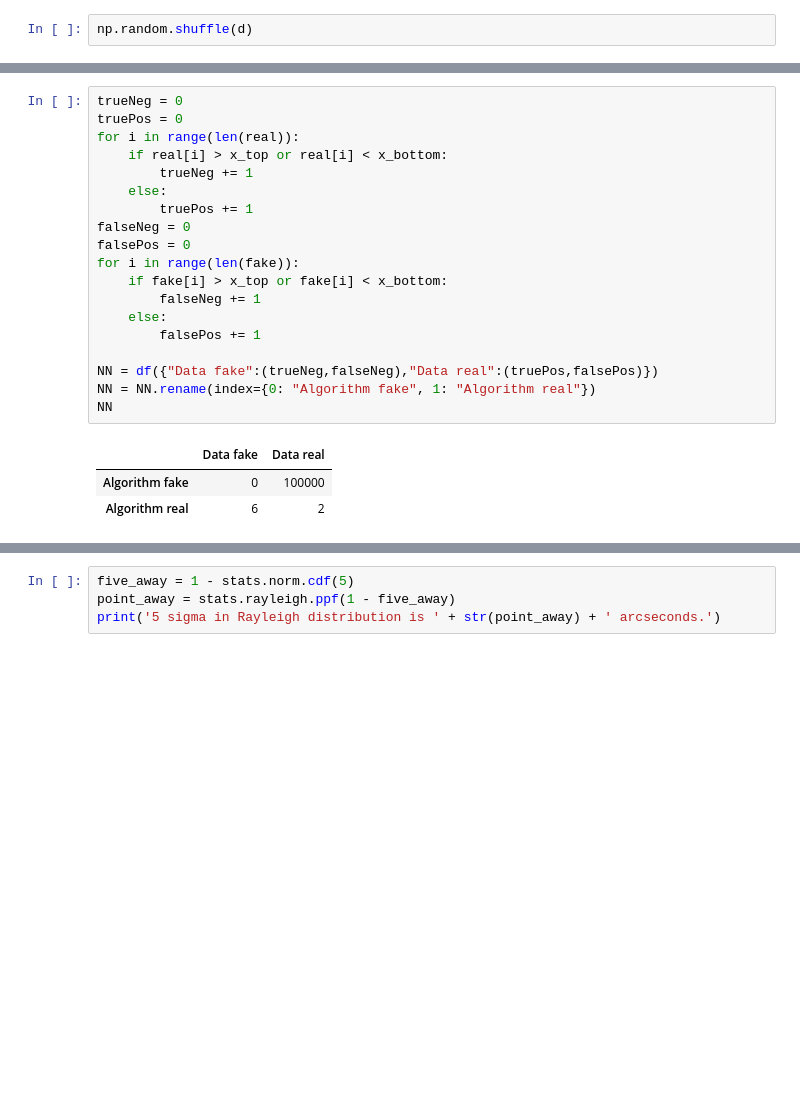
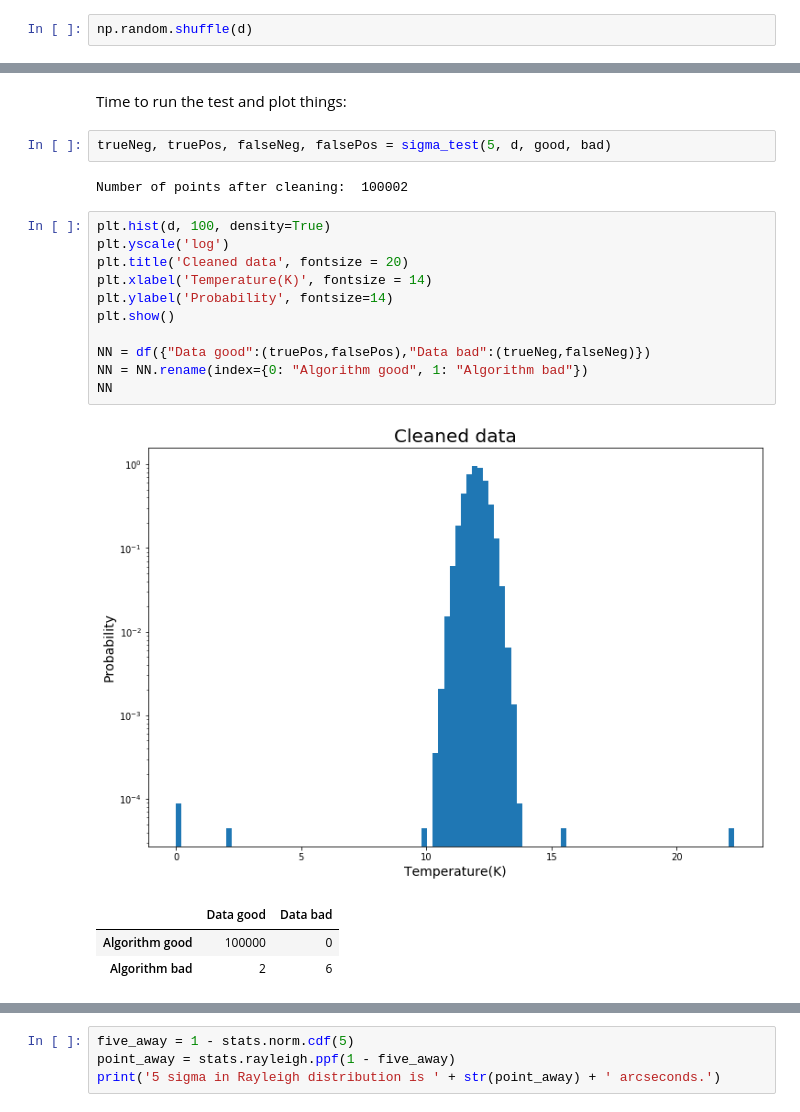
Before and after one commit to maria8ch/Phys434_BigData, a Jupyter notebook: Chernyavskaya_Report3.ipynb, the cells around one changed output, grey strips where cells are left out. Saved outputs shown, nothing was run; the diff lists cells and outputs as text; blank space fills up the shorter version.

```diff
--- a/Chernyavskaya_Report3.ipynb
+++ b/Chernyavskaya_Report3.ipynb
@@ -90,26 +93,25 @@ plt.show()
-# %%
-trueNeg = 0
-truePos = 0
-for i in range(len(real)):
-    if real[i] > x_top or real[i] < x_bottom:
-        trueNeg += 1
-    else:
-        truePos += 1
-falseNeg = 0
-falsePos = 0
-for i in range(len(fake)):
-    if fake[i] > x_top or fake[i] < x_bottom:
-        falseNeg += 1
-    else:
-        falsePos += 1
-
-NN = df({"Data fake":(trueNeg,falseNeg),"Data real":(truePos,falsePos)})
-NN = NN.rename(index={0: "Algorithm fake", 1: "Algorithm real"})
-NN
-# %% [output]
-|  | Data fake | Data real |
-| Algorithm fake | 0 | 100000 |
-| Algorithm real | 6 | 2 |
+# %% [markdown]
+Time to run the test and plot things:
+# %%
+trueNeg, truePos, falseNeg, falsePos = sigma_test(5, d, good, bad)
+# %% [output]
+Number of points after cleaning:  100002
+# %%
+plt.hist(d, 100, density=True)
+plt.yscale('log')
+plt.title('Cleaned data', fontsize = 20)
+plt.xlabel('Temperature(K)', fontsize = 14)
+plt.ylabel('Probability', fontsize=14)
+plt.show()
+
+NN = df({"Data good":(truePos,falsePos),"Data bad":(trueNeg,falseNeg)})
+NN = NN.rename(index={0: "Algorithm good", 1: "Algorithm bad"})
+NN
+# %% [output]
+[figure, added]
+|  | Data good | Data bad |
+| Algorithm good | 100000 | 0 |
+| Algorithm bad | 2 | 6 |
 # %% [markdown]
 ### Part B:
 How does the number of omissions, where you threw out good data, depend on the statistical threshold you chose and is it a predictable quantity?
```
Also changed, not shown: parts of 14 cells of this notebook, 1 other file.
